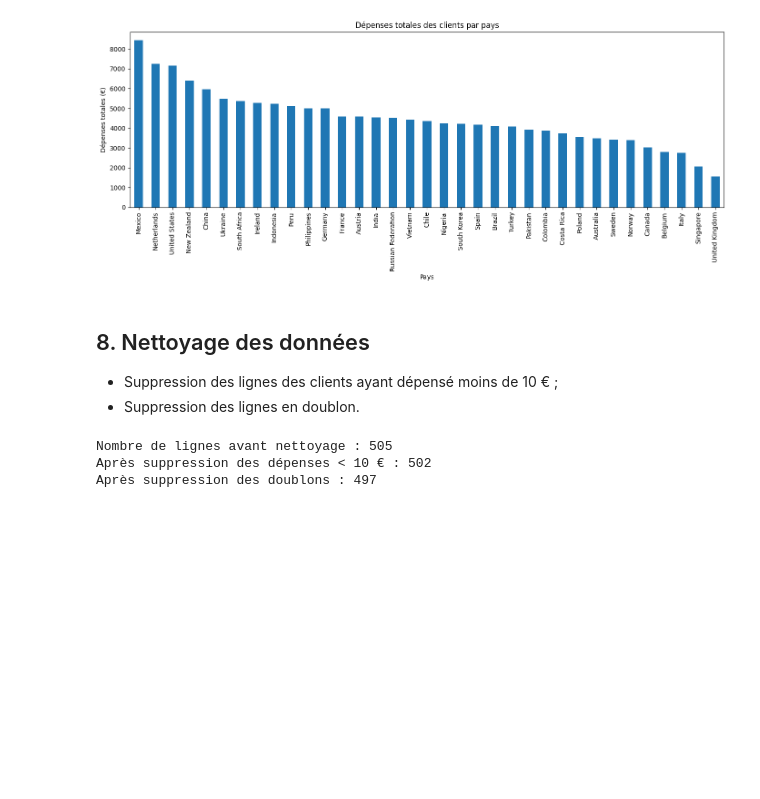
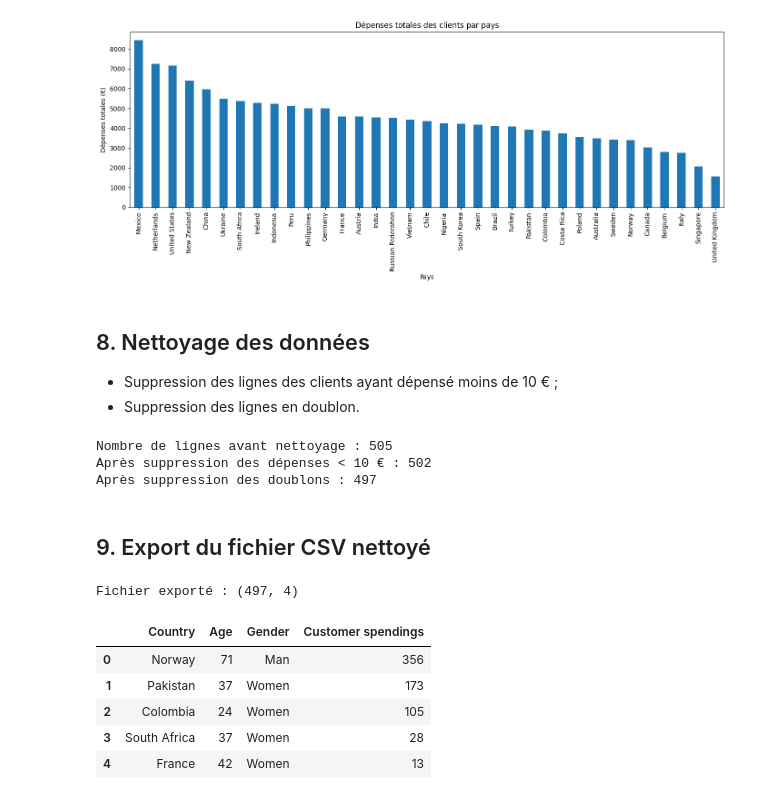
Before and after one commit to souhailabouali/sell4all, a Jupyter notebook: exploration-sell4all.ipynb, the cells around one changed output. Saved outputs shown, nothing was run; the diff lists cells and outputs as text; code cells hidden in the pictures; blank space fills up the shorter version.

Commit message:
Adding the neww cleaned CSV

```diff
--- a/exploration-sell4all.ipynb
+++ b/exploration-sell4all.ipynb
@@ -142,3 +142,19 @@ print("Après suppression des doublons :", df_clean.shape[0])
 Nombre de lignes avant nettoyage : 505
 Après suppression des dépenses < 10 € : 502
 Après suppression des doublons : 497
+# %% [markdown]
+## 9. Export du fichier CSV nettoyé
+# %%
+df_export = df_clean[['Country', 'Age', 'Gender', 'Customer spendings']]
+df_export.to_csv('dataset-sell4all-clean.csv', index=False)
+
+print("Fichier exporté :", df_export.shape)
+df_export.head()
+# %% [output]
+Fichier exporté : (497, 4)
+|  | Country | Age | Gender | Customer spendings |
+| 0 | Norway | 71 | Man | 356 |
+| 1 | Pakistan | 37 | Women | 173 |
+| 2 | Colombia | 24 | Women | 105 |
+| 3 | South Africa | 37 | Women | 28 |
+| 4 | France | 42 | Women | 13 |
```
Also changed, not shown: 1 other file.
